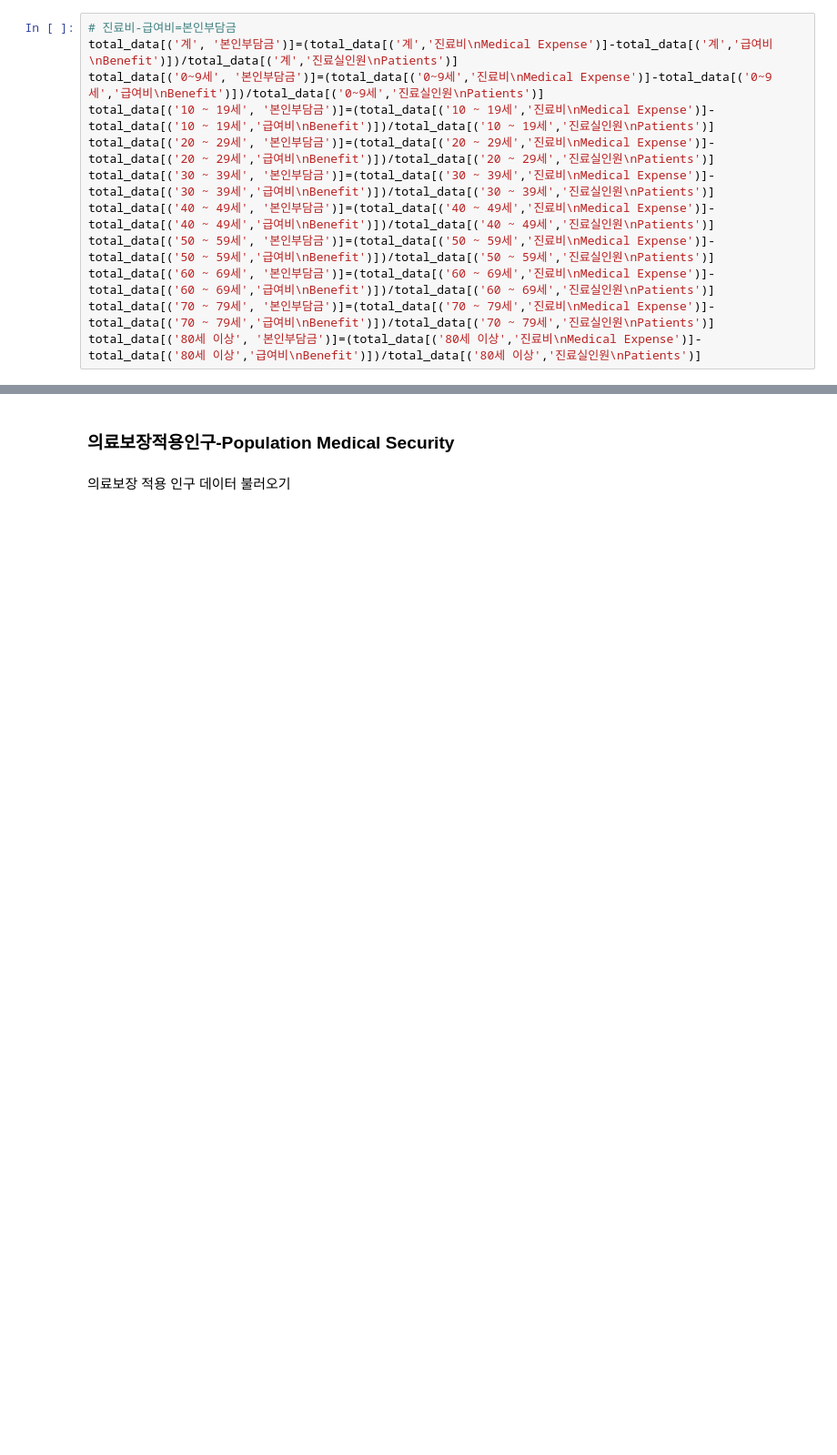
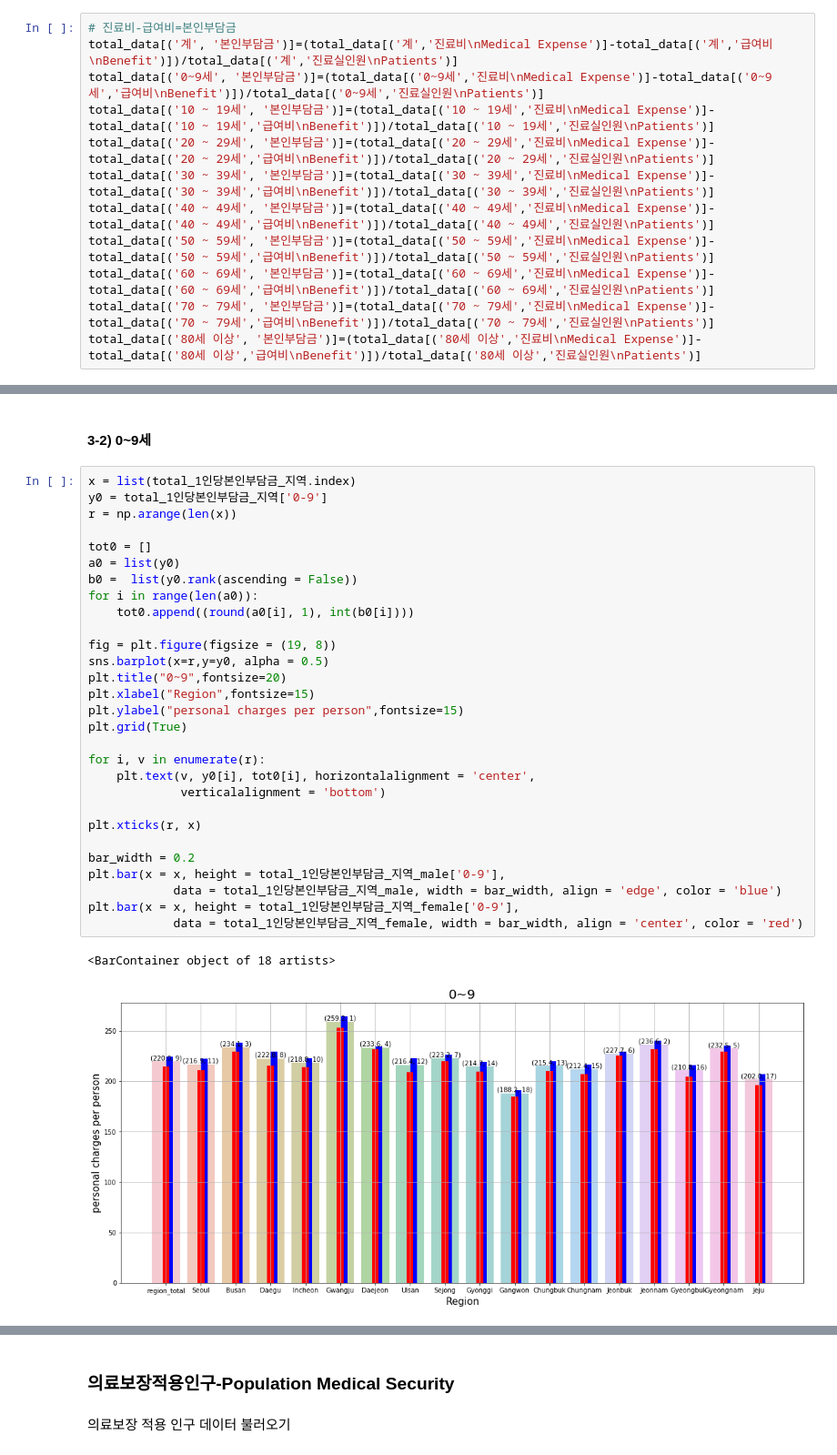
Before and after one commit to BCE-Lab/Introduction-to-Data-Science_140_2101, a Jupyter notebook: 김도형_박지우.ipynb, the cells around one changed output, grey strips where cells are left out. Shown at 91% size. Saved outputs shown, nothing was run; the diff lists cells and outputs as text; blank space fills up the shorter version.

```diff
--- a/김도형_박지우.ipynb
+++ b/김도형_박지우.ipynb
@@ -634,0 +255,34 @@ plt.grid(True)
+# %% [markdown]
+#### 3-2) 0~9세
+# %%
+x = list(total_1인당본인부담금_지역.index)
+y0 = total_1인당본인부담금_지역['0-9']
+r = np.arange(len(x))
+
+tot0 = []
+a0 = list(y0)
+b0 =  list(y0.rank(ascending = False))
+for i in range(len(a0)):
+    tot0.append((round(a0[i], 1), int(b0[i])))
+
+fig = plt.figure(figsize = (19, 8))
+sns.barplot(x=r,y=y0, alpha = 0.5)
+plt.title("0~9",fontsize=20)
+plt.xlabel("Region",fontsize=15)
+plt.ylabel("personal charges per person",fontsize=15)
+plt.grid(True)
+
+for i, v in enumerate(r):
+    plt.text(v, y0[i], tot0[i], horizontalalignment = 'center',
+             verticalalignment = 'bottom')
+
+plt.xticks(r, x)
+
+bar_width = 0.2
+plt.bar(x = x, height = total_1인당본인부담금_지역_male['0-9'],
+            data = total_1인당본인부담금_지역_male, width = bar_width, align = 'edge', color = 'blue')
+plt.bar(x = x, height = total_1인당본인부담금_지역_female['0-9'],
+            data = total_1인당본인부담금_지역_female, width = bar_width, align = 'center', color = 'red')
+# %% [output]
+<BarContainer object of 18 artists>
+[figure, added]
```
Also changed, not shown: parts of 89 cells of this notebook.
